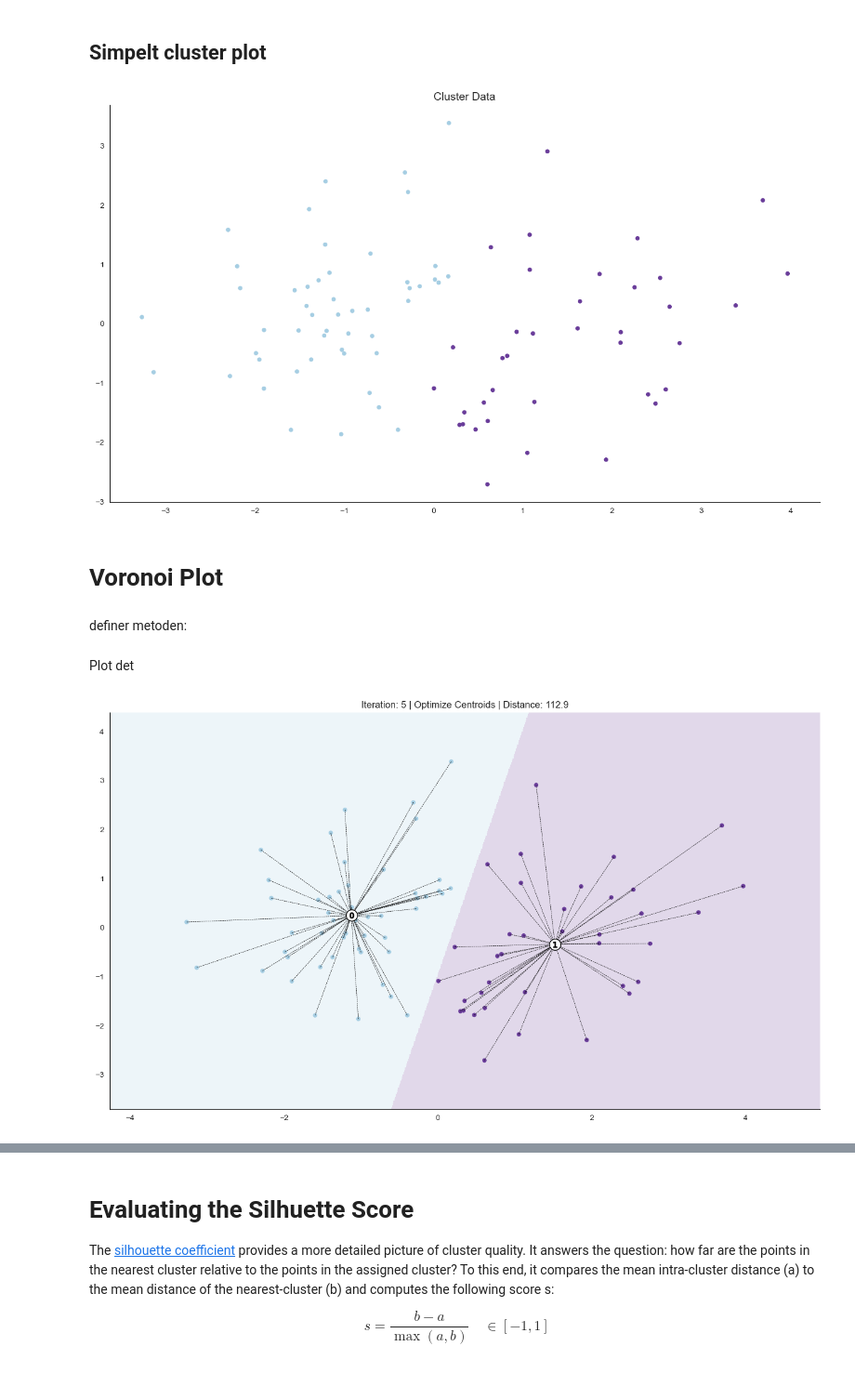
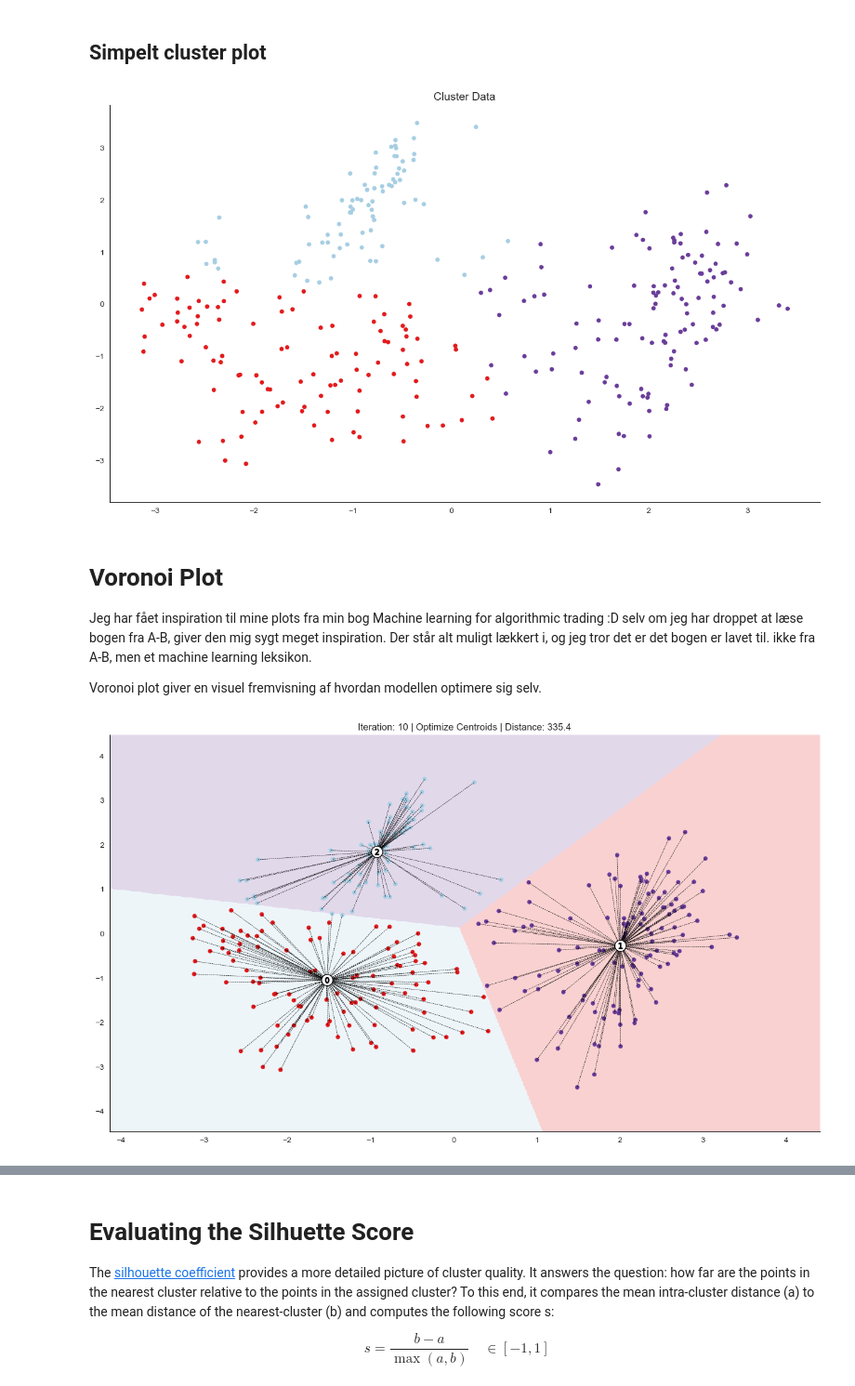
Before and after one commit to salgaard/KMeansClustering-For-HeartDiseaseAnalysis, a Jupyter notebook: KMeans_Analysis.ipynb, the cells around one changed output, grey strips where cells are left out. Shown at 93% size. Cells and saved outputs as stored; diff of their text form; code cells hidden in the pictures.

```diff
--- a/KMeans_Analysis.ipynb
+++ b/KMeans_Analysis.ipynb
@@ -125,13 +163,16 @@ print(cluster_labels_train)
 ## Simpelt cluster plot
 # %%
 
+x, y = pca_data.T
 plt.figure(figsize=(16, 9))
-plt.scatter(X_pca_train[:, 0], X_pca_train[:, 1], c=cluster_labels_train, s=20, cmap=cmap)
+plt.scatter(x, y, c=cluster_labels, s=20, cmap=cmap)
 plt.title('Cluster Data', fontsize=14)
 sns.despine();
 # %% [output]
-[figure, old version]
+[figure, new version]
-# %% [markdown]
-# Voronoi Plot
-# %% [markdown]
-definer metoden:
+# %% [markdown]
+# Voronoi Plot
+
+Jeg har fået inspiration til mine plots fra min bog Machine learning for algorithmic trading :D selv om jeg har droppet at læse bogen fra A-B, giver den mig sygt meget inspiration. Der står alt muligt lækkert i, og jeg tror det er det bogen er lavet til. ikke fra A-B, men et machine learning leksikon.
+
+Voronoi plot giver en visuel fremvisning af hvordan modellen optimere sig selv.
@@ -138,3 +185,20 @@ definer metoden:
+# %%
+def distance_to_center(centroids, data, assignments, cdist):
+    distance = 0
+    for c, centroid in enumerate(centroids):
+        assigned_points = data[assignments == c, :]
+        distance += np.sum(cdist(assigned_points, centroid.reshape(-1, 2)))
+    return distance
+
+def optimize_centroids(data, assignments):
+    data_combined = np.column_stack((assignments.reshape(-1, 1), data))
+    centroids = pd.DataFrame(data=data_combined).groupby(0).mean()
+    return centroids.values
+
+def assign_points(centroids, data, cdist):
+    dist = cdist(data, centroids)        # all pairwise distances
+    assignments = np.argmin(dist, axis=1)   # centroid with min distance
+    return assignments
 # %%
 def plot_voronoi(x, y, labels, centroids, assignments,
                  distance, iteration, step, ax, delay=1):
@@ -165,10 +229,7 @@ def plot_voronoi(x, y, labels, centroids, assignments,
                 color='k',
                 lw=0.5)
 
-    # plot voronoi
-    xx, yy = np.meshgrid(np.arange(x.min() - 1, x.max() + 1, .01),
-                         np.arange(y.min() - 1, y.max() + 1, .01))
-    Z = Utilities.assign_points(centroids,
+    Z = assign_points(centroids,
                       np.c_[xx.ravel(),
                             yy.ravel()],
                             cdist).reshape(xx.shape)
@@ -185,47 +246,45 @@ def plot_voronoi(x, y, labels, centroids, assignments,
     display.display(plt.gcf())
     display.clear_output(wait=True)
     sleep(delay)
-# %% [markdown]
-Plot det
 # %%
-x_init = uniform(X_pca_train[:, 0].min(), X_pca_train[:, 0].max(),
+x_init = uniform(x.min(), x.max(),
                  size=n_cluster)
-y_init = uniform(X_pca_train[:, 1].min(), X_pca_train[:, 1].max(),
+y_init = uniform(y.min(), y.max(),
                  size=n_cluster)
 centroids = np.column_stack((x_init, y_init))
 
-distance = np.sum(np.min(cdist(X_pca_train,
+distance = np.sum(np.min(cdist(pca_data,
                                centroids),
                          axis=1))
 
 fig, ax = plt.subplots(figsize=(16, 9))
 
 iteration, tolerance, delta = 0, 1e-4, np.inf
 
 while delta > tolerance:
-    assignments = Utilities.assign_points(centroids, X_pca_train, cdist)
-    plot_voronoi(X_pca_train[:, 0], X_pca_train[:, 1], cluster_labels_train,
+    assignments = assign_points(centroids, pca_data, cdist)
+    plot_voronoi(x, y, cluster_labels,
                  centroids,
                  assignments,
                  distance,
                  iteration,
                  step='Assign Data',
                  ax=ax)
 
-    centroids = Utilities.optimize_centroids(X_pca_train, assignments)
-    delta = distance - Utilities.distance_to_center(centroids,
-                                          X_pca_train,
+    centroids = optimize_centroids(pca_data, assignments)
+    delta = distance - distance_to_center(centroids,
+                                          pca_data,
                                           assignments,
                                           cdist)
     distance -= delta
 
-    plot_voronoi(X_pca_train[:, 0], X_pca_train[:, 1], cluster_labels_train,
+    plot_voronoi(x, y, cluster_labels,
                  centroids,
                  assignments,
                  distance,
                  iteration,
                  step='Optimize Centroids',
                  ax=ax)
     iteration += 1
 # %% [output]
-[figure, old version]
+[figure, new version]
```
Also changed, not shown: parts of 32 cells of this notebook, 5 other files.
